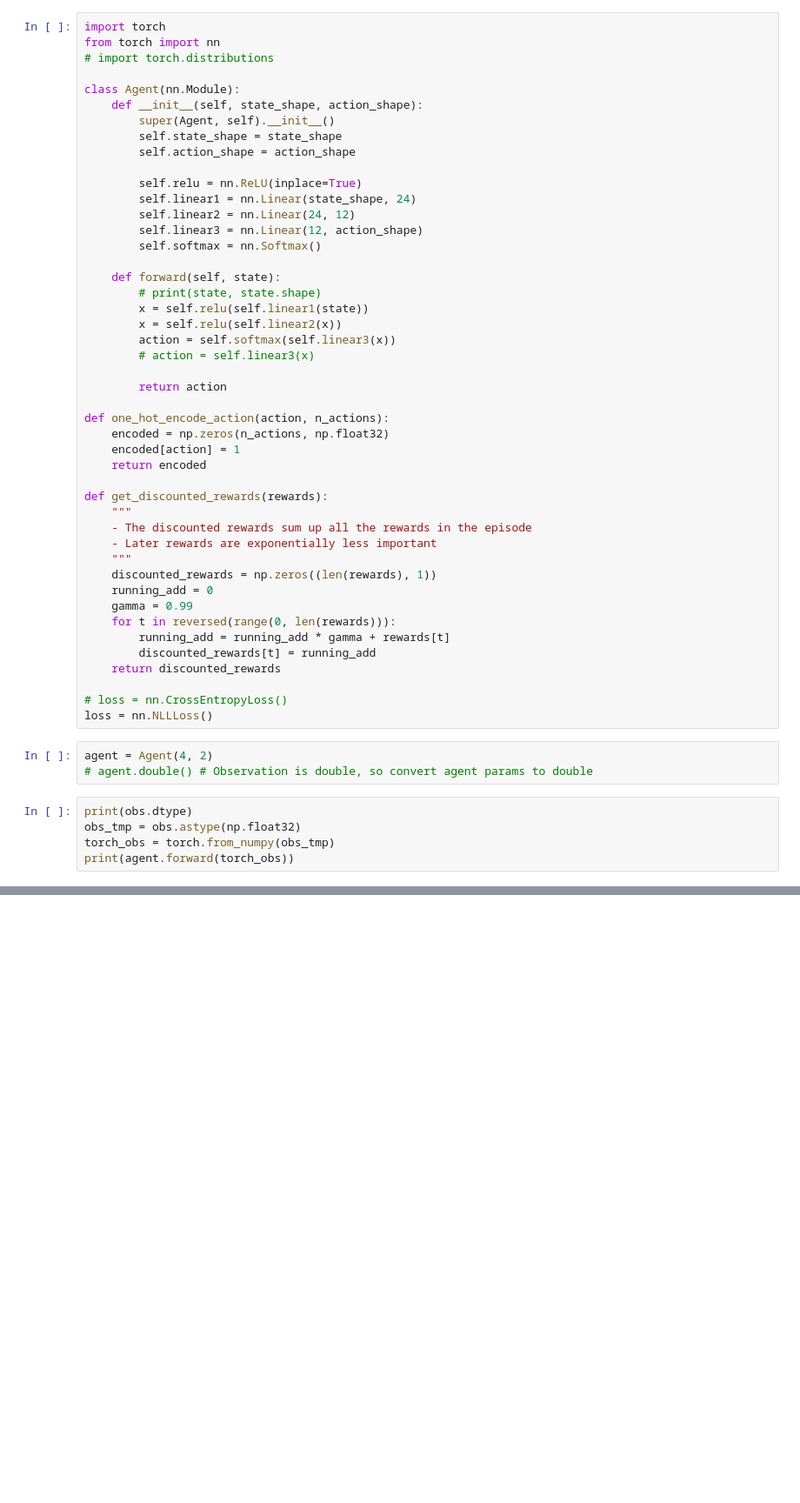
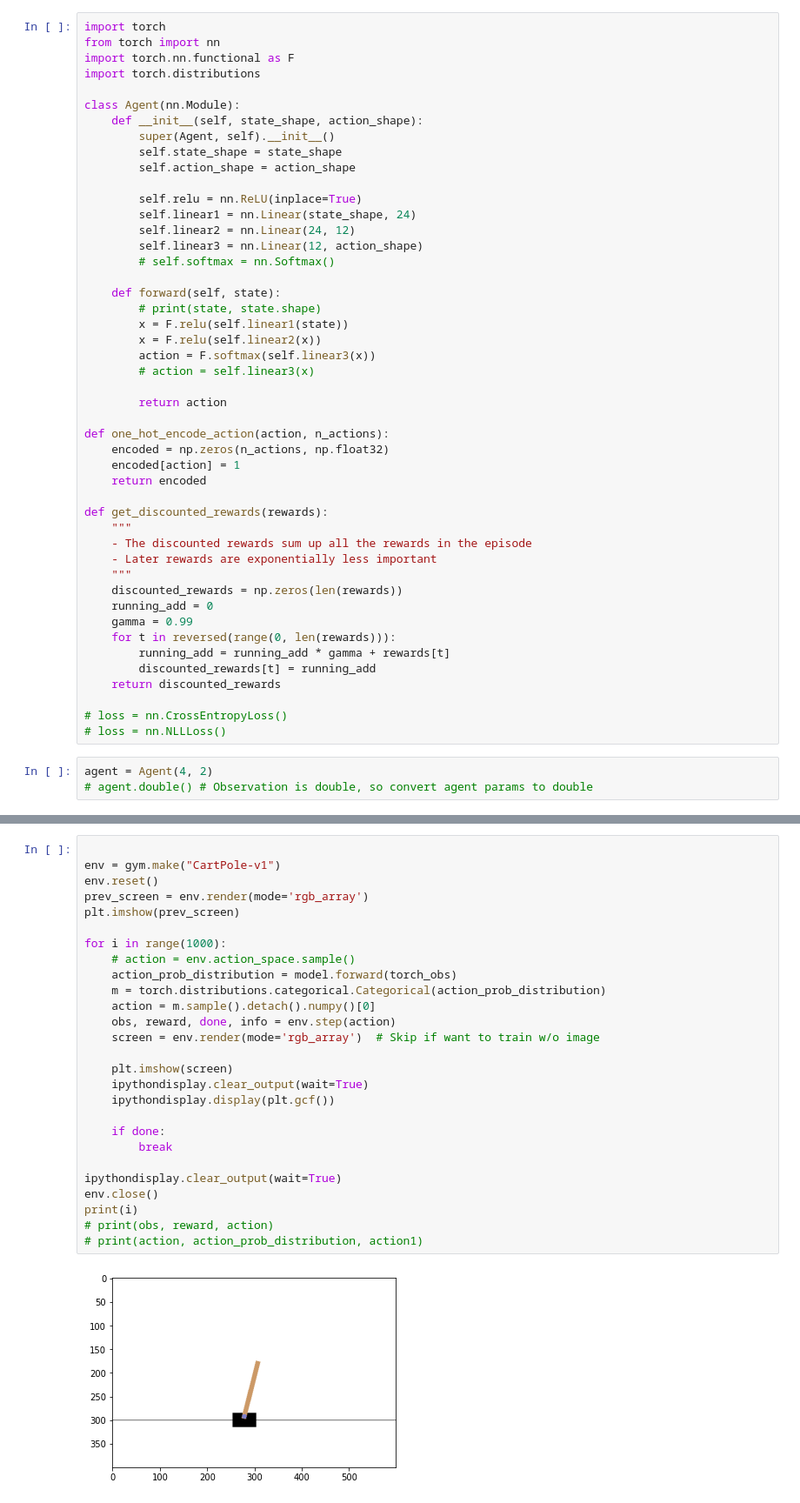
Before and after one commit to wileyw/DeepLearningDemos, a Jupyter notebook: RL/RL.ipynb, the cells around one changed output, grey strips where cells are left out. Shown at 87% size. Cells and saved outputs as stored; diff of their text form; blank space fills up the shorter version.

```diff
--- a/RL/RL.ipynb
+++ b/RL/RL.ipynb
@@ -51,7 +49,8 @@ print(obs, reward, action)
 # %%
 import torch
 from torch import nn
-# import torch.distributions
+import torch.nn.functional as F
+import torch.distributions
 
 class Agent(nn.Module):
     def __init__(self, state_shape, action_shape):
@@ -63,13 +62,13 @@ class Agent(nn.Module):
         self.linear1 = nn.Linear(state_shape, 24)
         self.linear2 = nn.Linear(24, 12)
         self.linear3 = nn.Linear(12, action_shape)
-        self.softmax = nn.Softmax()
+        # self.softmax = nn.Softmax()
 
     def forward(self, state):
         # print(state, state.shape)
-        x = self.relu(self.linear1(state))
-        x = self.relu(self.linear2(x))
-        action = self.softmax(self.linear3(x))
+        x = F.relu(self.linear1(state))
+        x = F.relu(self.linear2(x))
+        action = F.softmax(self.linear3(x))
         # action = self.linear3(x)
 
         return action
@@ -84,7 +83,7 @@ def get_discounted_rewards(rewards):
     - The discounted rewards sum up all the rewards in the episode
     - Later rewards are exponentially less important
     """
-    discounted_rewards = np.zeros((len(rewards), 1))
+    discounted_rewards = np.zeros(len(rewards))
     running_add = 0
     gamma = 0.99
     for t in reversed(range(0, len(rewards))):
@@ -93,12 +92,7 @@ def get_discounted_rewards(rewards):
     return discounted_rewards
 
 # loss = nn.CrossEntropyLoss()
-loss = nn.NLLLoss()
+# loss = nn.NLLLoss()
 # %%
 agent = Agent(4, 2)
 # agent.double() # Observation is double, so convert agent params to double
-# %%
-print(obs.dtype)
-obs_tmp = obs.astype(np.float32)
-torch_obs = torch.from_numpy(obs_tmp)
-print(agent.forward(torch_obs))
@@ -227,0 +248,29 @@ Average Episode Length: 12.7144 from n_episodes: 5000
+# %%
+
+env = gym.make("CartPole-v1")
+env.reset()
+prev_screen = env.render(mode='rgb_array')
+plt.imshow(prev_screen)
+
+for i in range(1000):
+    # action = env.action_space.sample()
+    action_prob_distribution = model.forward(torch_obs)
+    m = torch.distributions.categorical.Categorical(action_prob_distribution)
+    action = m.sample().detach().numpy()[0]
+    obs, reward, done, info = env.step(action)
+    screen = env.render(mode='rgb_array')  # Skip if want to train w/o image
+
+    plt.imshow(screen)
+    ipythondisplay.clear_output(wait=True)
+    ipythondisplay.display(plt.gcf())
+
+    if done:
+        break
+
+ipythondisplay.clear_output(wait=True)
+env.close()
+print(i)
+# print(obs, reward, action)
+# print(action, action_prob_distribution, action1)
+# %% [output]
+[figure, added]
```
Also changed, not shown: parts of 6 cells of this notebook.
